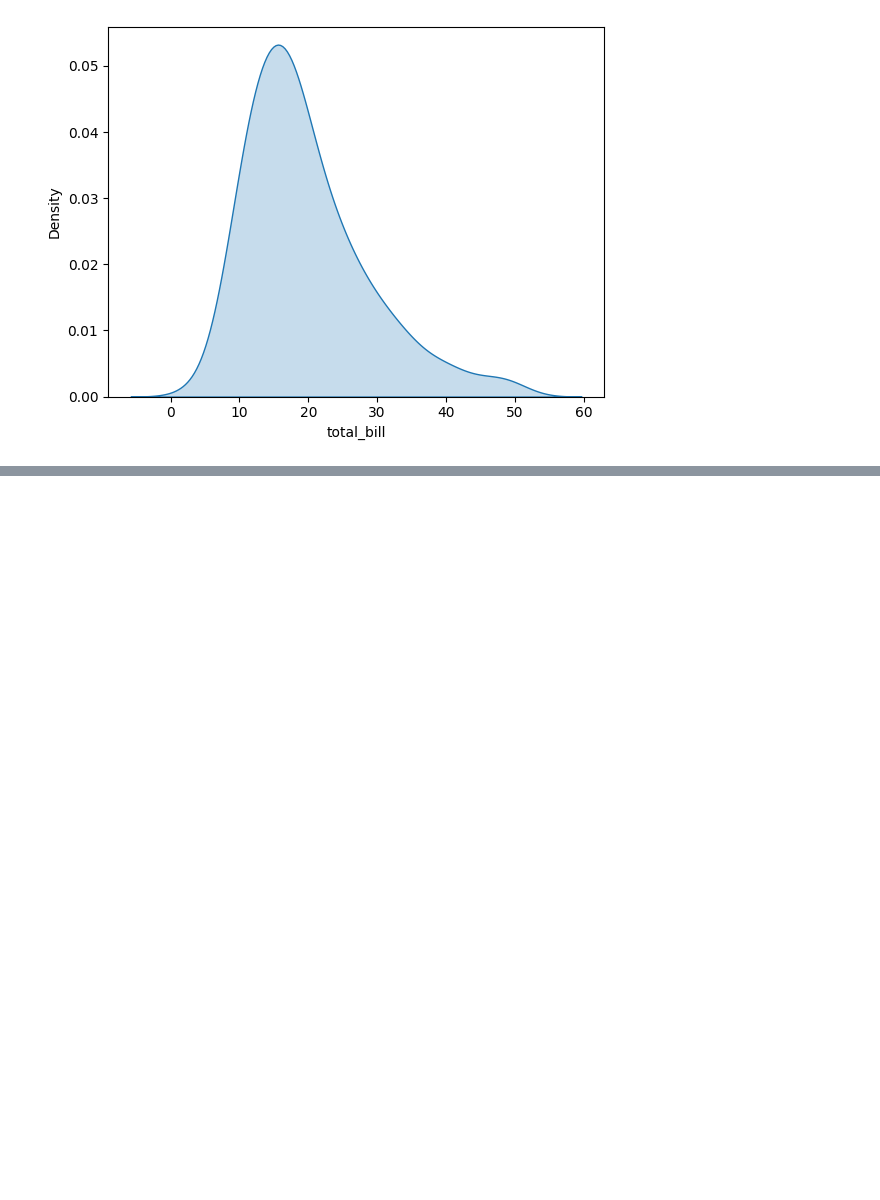
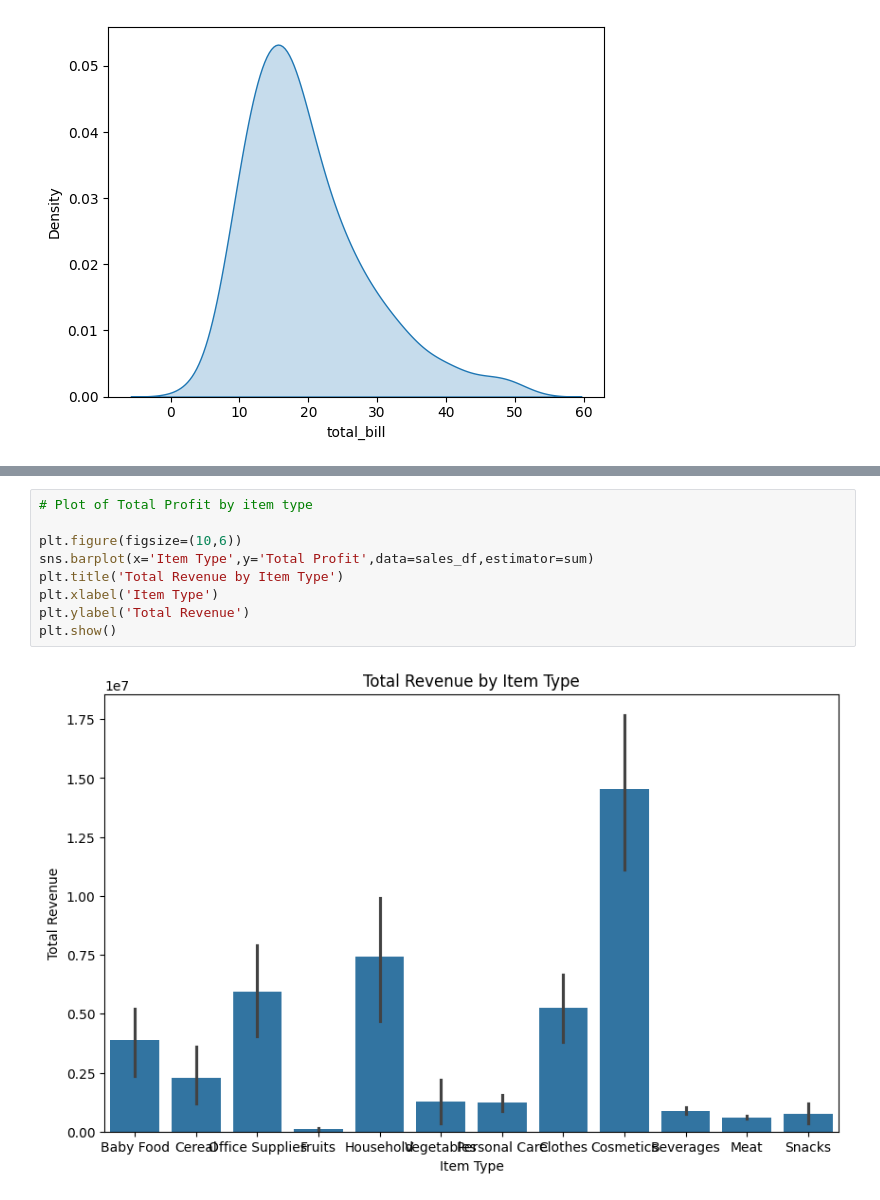
Before and after one commit to prajwal362003/Seaborn, a Jupyter notebook: seaborn.ipynb, the cells around one changed output, grey strips where cells are left out. Drawn from its saved outputs; the diff is of its cells as text; blank space fills up the shorter version.

```diff
--- a/seaborn.ipynb
+++ b/seaborn.ipynb
@@ -110,0 +163,11 @@ sns.kdeplot(tips['total_bill'],fill=True)
+# %%
+# Plot of Total Profit by item type
+
+plt.figure(figsize=(10,6))
+sns.barplot(x='Item Type',y='Total Profit',data=sales_df,estimator=sum)
+plt.title('Total Revenue by Item Type')
+plt.xlabel('Item Type')
+plt.ylabel('Total Revenue')
+plt.show()
+# %% [output]
+[figure, added]
```
Also changed, not shown: parts of 6 cells of this notebook, 1 other file.
